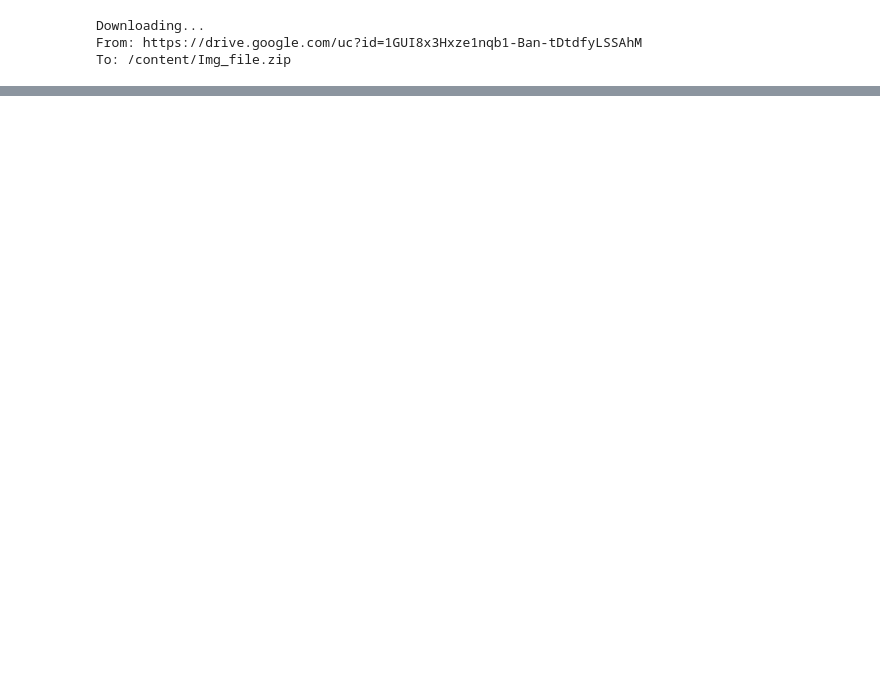
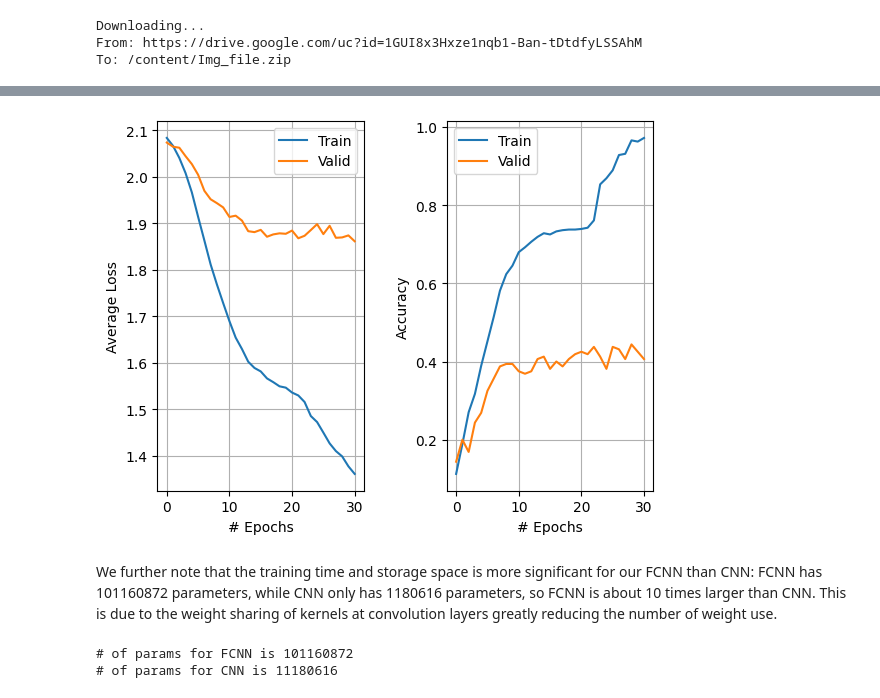
Before and after one commit to SOMEion/315-course-project, a Jupyter notebook: project.ipynb, the cells around one changed output, grey strips where cells are left out. Saved outputs shown, nothing was run; the diff lists cells and outputs as text; code cells hidden in the pictures; blank space fills up the shorter version.

```diff
--- a/project.ipynb
+++ b/project.ipynb
@@ -347,0 +426,12 @@ trainAndPlot()
+# %%
+###for training mode
+cnn_control = CNN(pretrained = True, dropout = False, dropout_p = 0.5)
+trainAndPlotAndSave(cnn_control,batch_size = 16, lr = 0.001, epoch =30, l2W = 0, file_name = "CNN_control",download = False)
+###for testing mode
+weight = plot_sample("CNN_control")
+if not TRAIN:
+  model = cnn_control
+  model.load_state_dict(weight)
+  trainDL, validDL, lossfn, opt = createTrainingUtils(model,16,0.001)
+  train(model, trainDL, validDL, lossfn, opt, epochs=1)
+# %% [output]
@@ -347,0 +440,11 @@ trainAndPlot()
+[figure, added]
+# %% [markdown]
+We further note that the training time and storage space is more significant for our FCNN than CNN: FCNN has 101160872 parameters, while CNN only has  1180616 parameters, so FCNN is about 10 times larger than CNN. This is due to the weight sharing of kernels at convolution layers greatly reducing the number of weight use.
+# %%
+model = FCNN()
+print("# of params for FCNN is",sum(p.numel() for p in model.parameters()))
+model = CNN(pretrained = True, dropout = False, dropout_p = 0.5)
+print("# of params for CNN is",sum(p.numel() for p in model.parameters()))
+# %% [output]
+# of params for FCNN is 101160872
+# of params for CNN is 11180616
```
Also changed, not shown: parts of 48 cells of this notebook.
